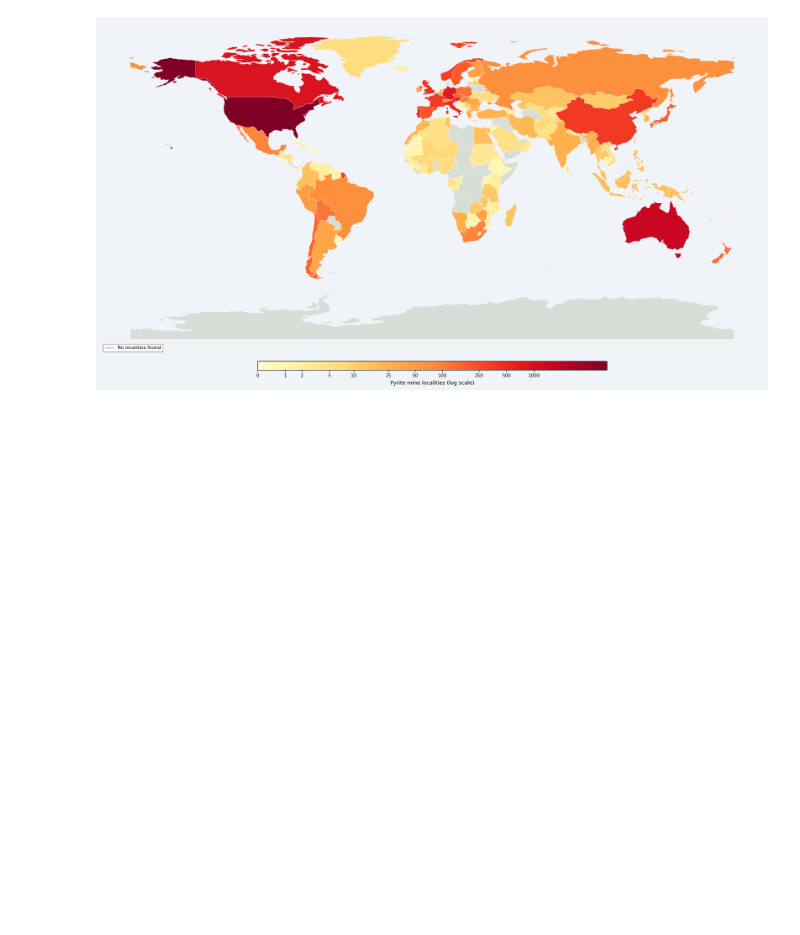
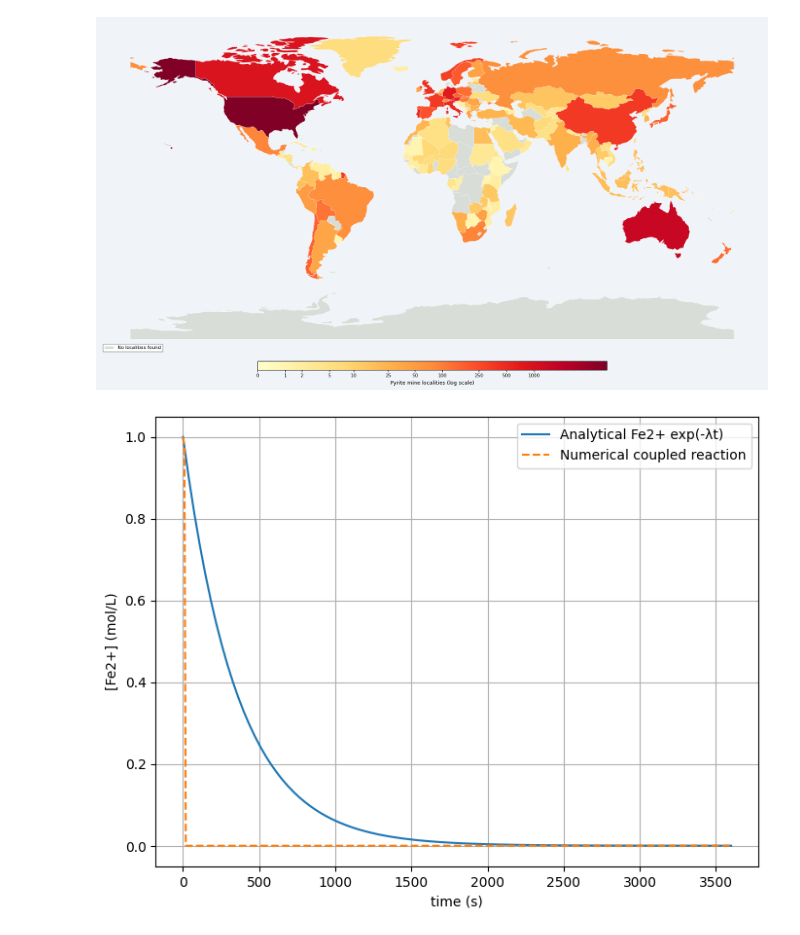
Before and after one commit to lgroenhart/AMDFLOW, a Jupyter notebook: val_plots.ipynb, the cells around one changed output. Saved outputs shown, nothing was run; the diff lists cells and outputs as text; code cells hidden in the pictures; blank space fills up the shorter version.

```diff
--- a/val_plots.ipynb
+++ b/val_plots.ipynb
@@ -1114,0 +1202,22 @@ Saved PDF  → ../images/pyrite_map.pdf  (vector)
+# %%
+fe2_0 = 1.0      # initial Fe2+ concentration
+fe3_0 = 0.0
+h_plus_0 = 1e-7   # example [H+] = 10^-7 M
+t_end = 3600.0  # seconds
+t = np.linspace(0, t_end, 100)
+
+fe2_ana = fe2_analytical(t, fe2_0, h_plus_0)
+t_num, fe2_num, fe3_num, h_num = integrate_fe2_coupled(
+    fe2_0, fe3_0, h_plus_0, t_end, n_steps=400
+)
+
+plt.figure(figsize=(8, 6))
+plt.plot(t, fe2_ana, label="Analytical Fe2+ exp(-λt)")
+plt.plot(t_num, fe2_num, "--", label="Numerical coupled reaction")
+plt.xlabel("time (s)")
+plt.ylabel("[Fe2+] (mol/L)")
+plt.legend()
+plt.grid(True)
+plt.show()
+# %% [output]
+[figure, added]
```
Also changed, not shown: parts of 2 cells of this notebook.
